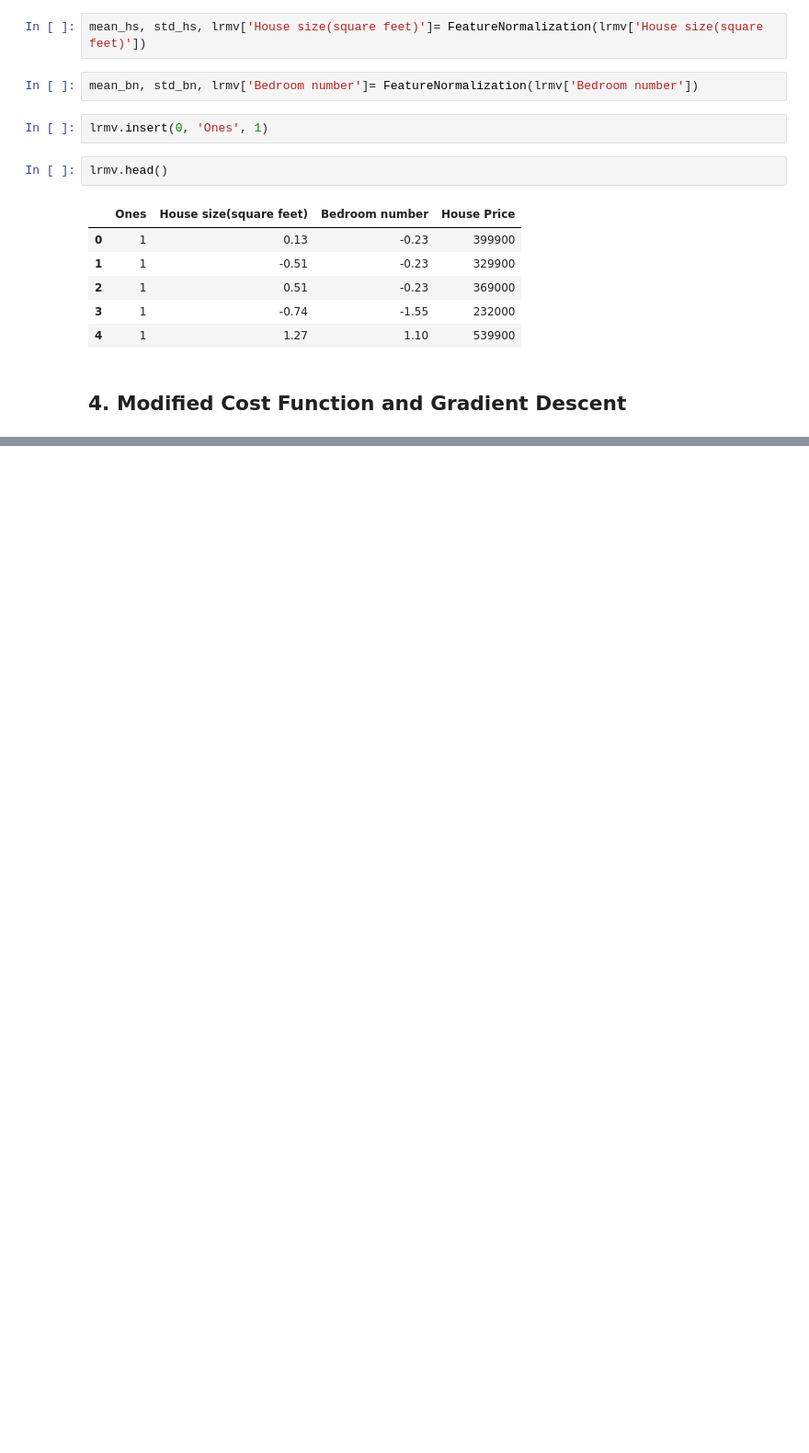
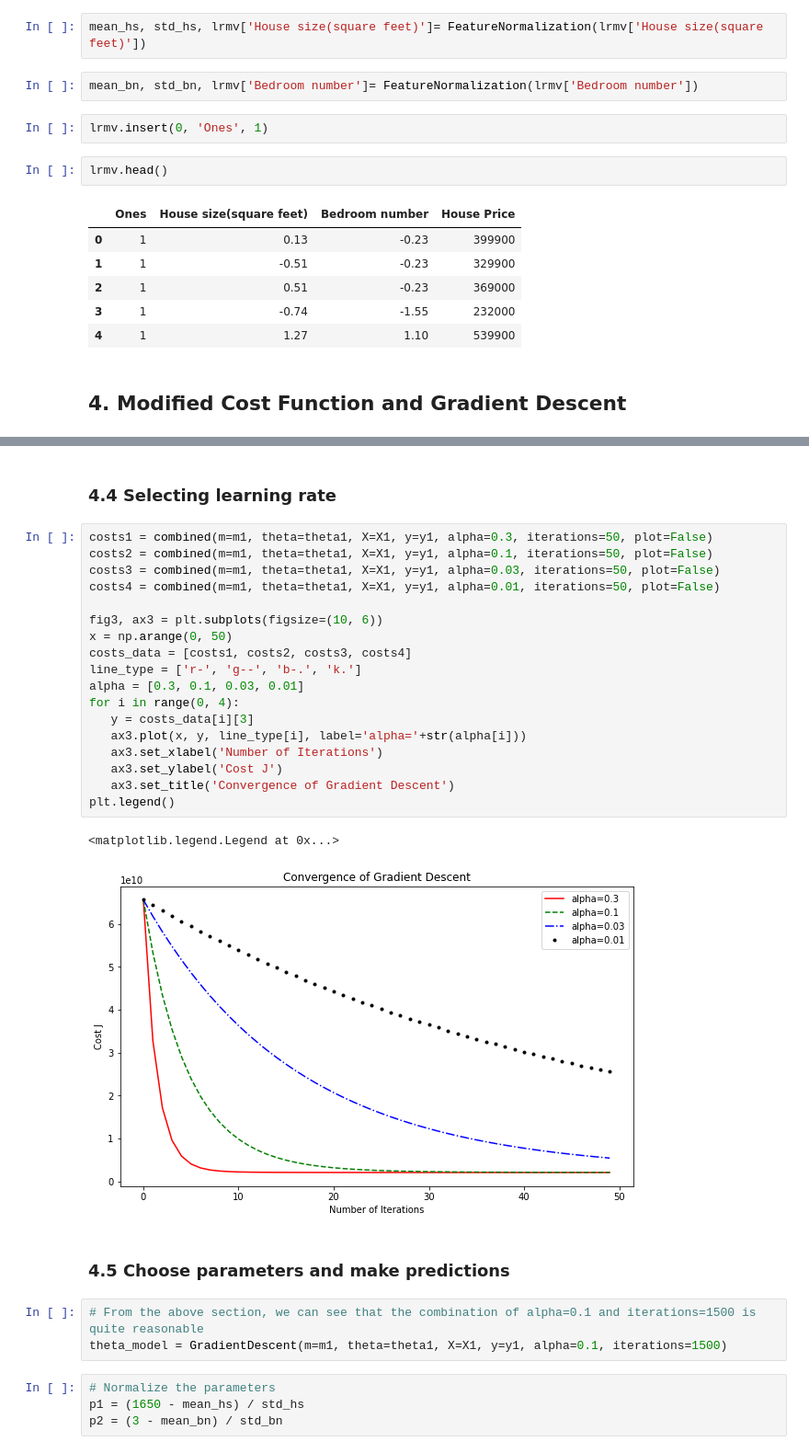
Before and after one commit to SiyuYang-s2040101/SiyuYang-1919-Coursera-ML-AndrewNg-Exercise-Python-Code, a Jupyter notebook: Programming Exercise 1 Linear Regression.ipynb, the cells around one changed output, grey strips where cells are left out. Shown: that part at 92% size. Drawn from its saved outputs; the diff is of its cells as text; blank space fills up the shorter version.

```diff
--- a/Programming Exercise 1 Linear Regression.ipynb
+++ b/Programming Exercise 1 Linear Regression.ipynb
@@ -327,0 +391,32 @@ array([6.55915481e+10])
+# %% [markdown]
+### 4.4 Selecting learning rate
+# %%
+costs1 = combined(m=m1, theta=theta1, X=X1, y=y1, alpha=0.3, iterations=50, plot=False)
+costs2 = combined(m=m1, theta=theta1, X=X1, y=y1, alpha=0.1, iterations=50, plot=False)
+costs3 = combined(m=m1, theta=theta1, X=X1, y=y1, alpha=0.03, iterations=50, plot=False)
+costs4 = combined(m=m1, theta=theta1, X=X1, y=y1, alpha=0.01, iterations=50, plot=False)
+
+fig3, ax3 = plt.subplots(figsize=(10, 6))
+x = np.arange(0, 50)
+costs_data = [costs1, costs2, costs3, costs4]
+line_type = ['r-', 'g--', 'b-.', 'k.']
+alpha = [0.3, 0.1, 0.03, 0.01]
+for i in range(0, 4):
+   y = costs_data[i][3]
+   ax3.plot(x, y, line_type[i], label='alpha='+str(alpha[i]))
+   ax3.set_xlabel('Number of Iterations')
+   ax3.set_ylabel('Cost J')
+   ax3.set_title('Convergence of Gradient Descent')
+plt.legend()
+# %% [output]
+<matplotlib.legend.Legend at 0x...>
+[figure, added]
+# %% [markdown]
+### 4.5 Choose parameters and make predictions
+# %%
+# From the above section, we can see that the combination of alpha=0.1 and iterations=1500 is quite reasonable
+theta_model = GradientDescent(m=m1, theta=theta1, X=X1, y=y1, alpha=0.1, iterations=1500)
+# %%
+# Normalize the parameters
+p1 = (1650 - mean_hs) / std_hs
+p2 = (3 - mean_bn) / std_bn
```
Also changed, not shown: parts of 16 cells of this notebook.
